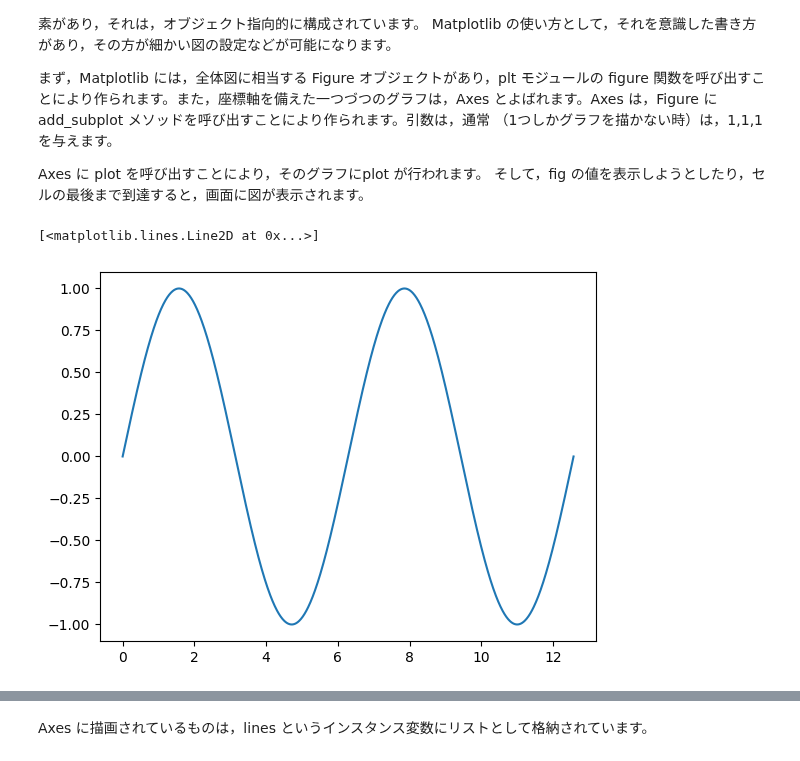
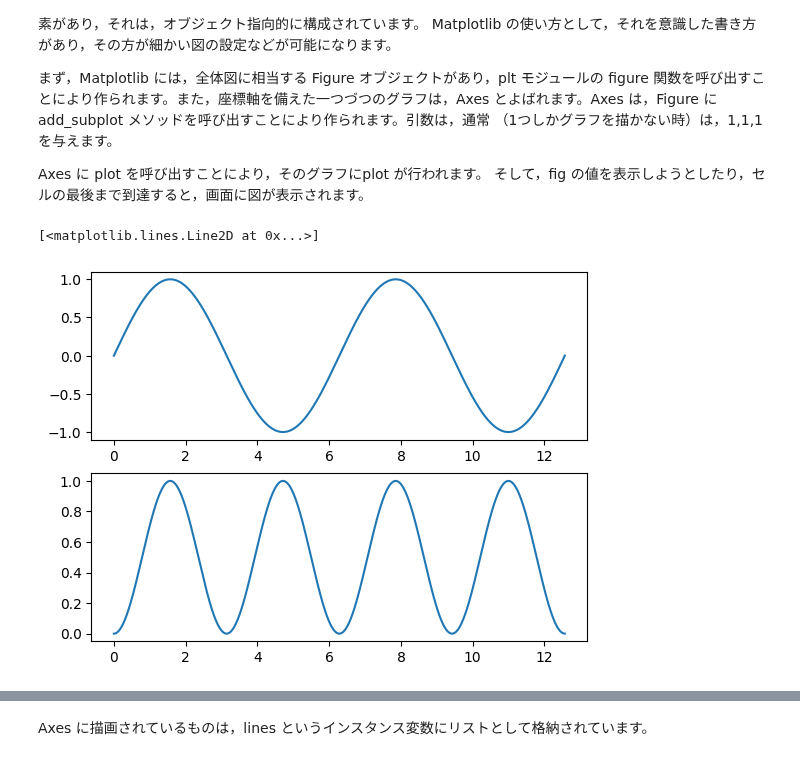
Before and after one commit to HidekiTsuiki/python, a Jupyter notebook: 9Object.ipynb, the cells around one changed output, grey strips where cells are left out. Cells and saved outputs as stored; diff of their text form; code cells hidden in the pictures.

```diff
--- a/9Object.ipynb
+++ b/9Object.ipynb
@@ -444,14 +481,16 @@ Axes に plot を呼び出すことにより，そのグラフにplot が行わ
 # %%
 %matplotlib inline
 import matplotlib.pyplot as plt
 import numpy as np
 
 x = np.linspace(0, np.pi*4, 1000)
 y = np.sin(x)
 
 fig = plt.figure()
-ax = fig.add_subplot(1,1,1)
+ax = fig.add_subplot(2,1,1)
+axx = fig.add_subplot(2,1,2)
+axx.plot(x, y*y)
 ax.plot(x, y)
 # %% [output]
 [<matplotlib.lines.Line2D at 0x...>]
-[figure, old version]
+[figure, new version]
```
Also changed, not shown: parts of 38 cells of this notebook, 1 other file.
